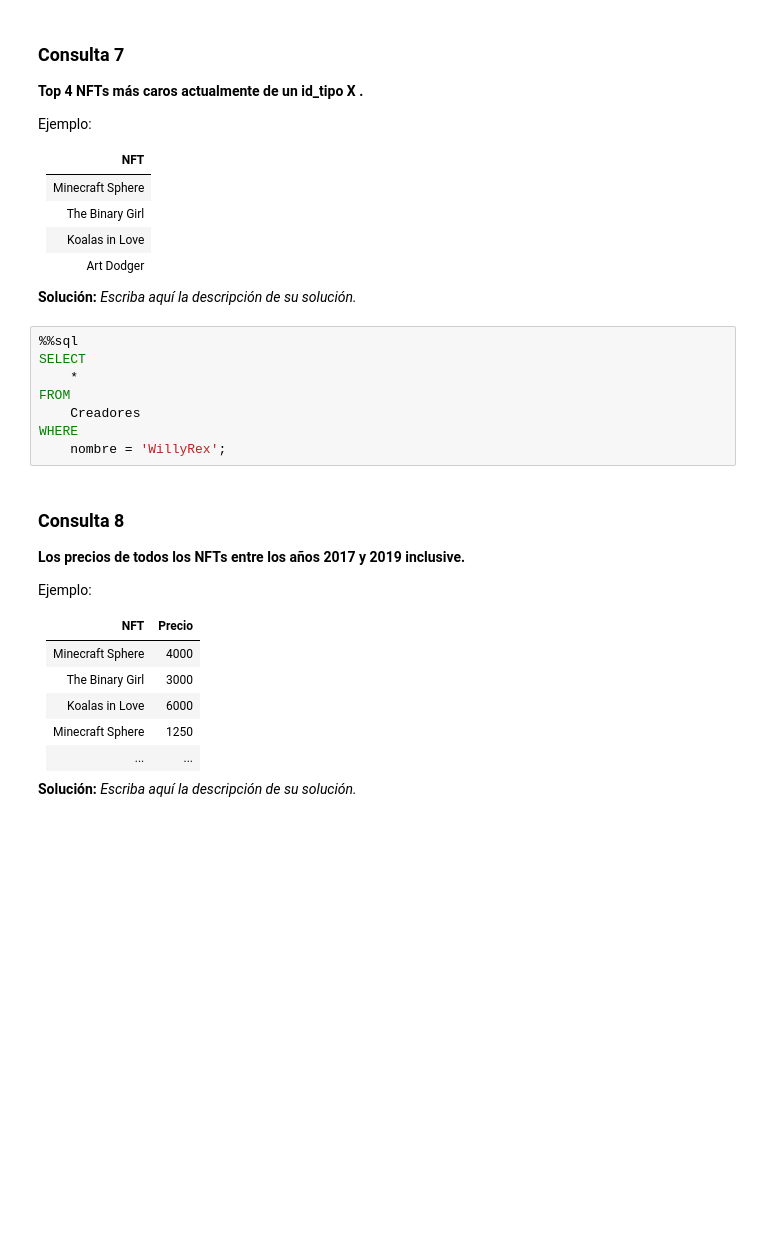
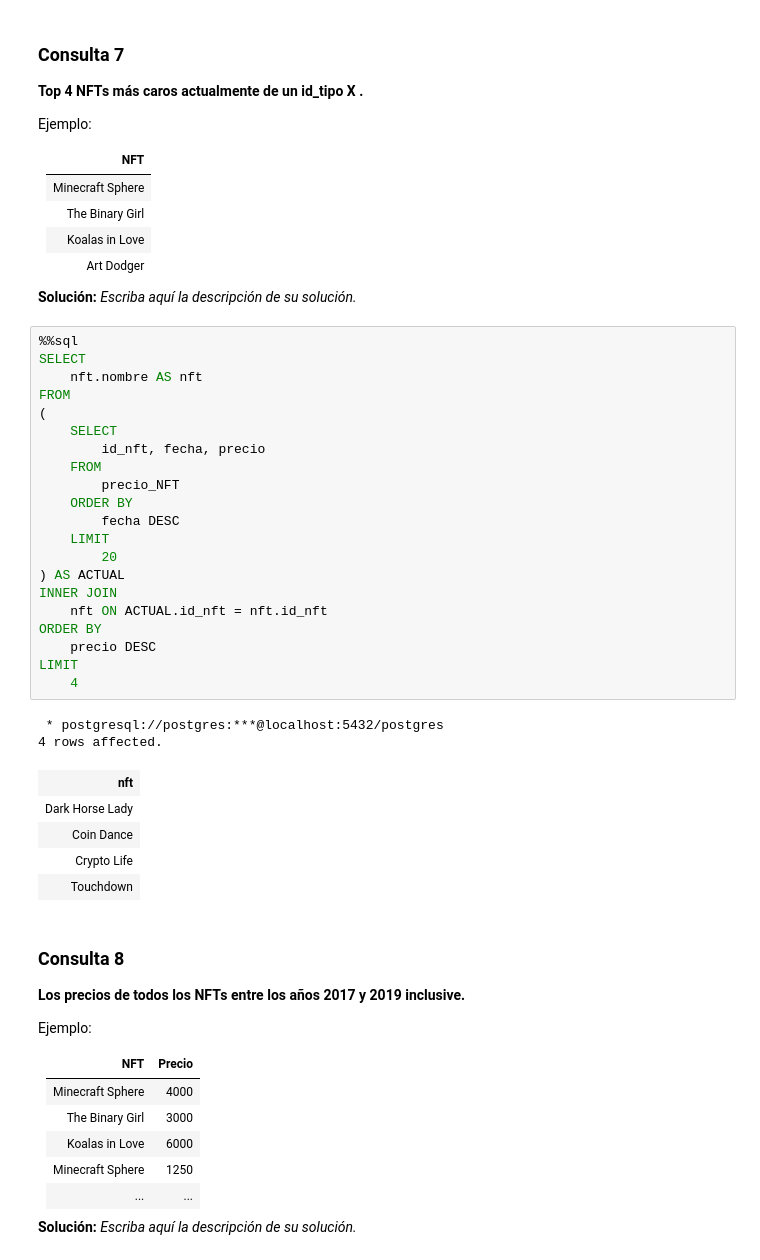
Before and after one commit to iwayato/Tareas-INF239-G08-2022-1, a Jupyter notebook: Tarea_1_Grupo08/Tarea1_Grupo08.ipynb, the cells around one changed output. Cells and saved outputs as stored; diff of their text form; blank space fills up the shorter version.

```diff
--- a/Tarea_1_Grupo08/Tarea1_Grupo08.ipynb
+++ b/Tarea_1_Grupo08/Tarea1_Grupo08.ipynb
@@ -521,14 +502,35 @@ Ejemplo:
 |Art Dodger |
 
 **Solución:** _Escriba aquí la descripción de su solución._
-# %%
-%%sql
-SELECT
-    *
-FROM
-    Creadores
-WHERE
-    nombre = 'WillyRex';
+# %%
+%%sql
+SELECT
+    nft.nombre AS nft
+FROM
+(
+    SELECT
+        id_nft, fecha, precio
+    FROM
+        precio_NFT
+    ORDER BY
+        fecha DESC
+    LIMIT
+        20
+) AS ACTUAL
+INNER JOIN
+    nft ON ACTUAL.id_nft = nft.id_nft
+ORDER BY
+    precio DESC
+LIMIT
+    4
+# %% [output]
+ * postgresql://postgres:***@localhost:5432/postgres
+4 rows affected.
+| nft |
+| Dark Horse Lady |
+| Coin Dance |
+| Crypto Life |
+| Touchdown |
 # %% [markdown]
 ### Consulta 8
 **Los precios de todos los NFTs entre los años 2017 y 2019 inclusive.**
```
Also changed, not shown: parts of 1 cell of this notebook.
